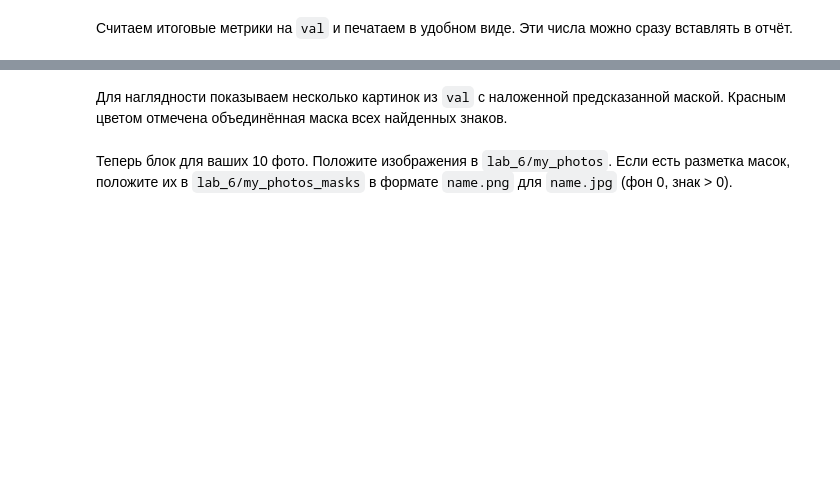
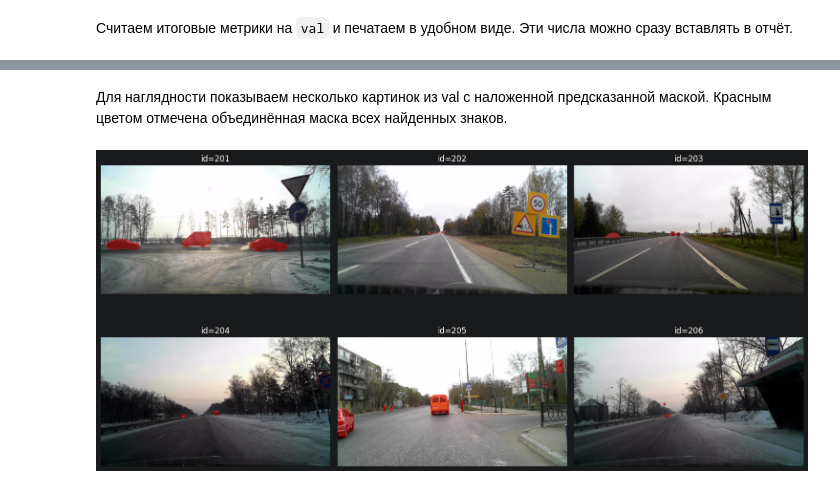
Before and after one commit to MrForsureski/ML_Labs, a Jupyter notebook: lab_6/lab_6.ipynb, the cells around one changed output, grey strips where cells are left out. Drawn from its saved outputs; the diff is of its cells as text; code cells hidden in the pictures; blank space fills up the shorter version.

```diff
--- a/lab_6/lab_6.ipynb
+++ b/lab_6/lab_6.ipynb
@@ -245,8 +257,6 @@ def binary_iou(pred_mask, true_mask, eps=1e-9):
     if union == 0:
         return 1.0
     return (inter + eps) / (union + eps)
-
-
 def precision_recall(pred_mask, true_mask, eps=1e-9):
     tp = np.logical_and(pred_mask, true_mask).sum()
     fp = np.logical_and(pred_mask, np.logical_not(true_mask)).sum()
@@ -256,18 +266,28 @@ def precision_recall(pred_mask, true_mask, eps=1e-9):
     return precision, recall
 
 
+
 def l2_distance(pred_mask, true_mask):
     a = pred_mask.astype(np.float32)
     b = true_mask.astype(np.float32)
     return float(np.sqrt(np.mean((a - b) ** 2)))
-
-
 def aggregate_masks(mask_arr):
     if mask_arr.ndim == 3:
         return (mask_arr > 0).any(axis=0)
     if mask_arr.ndim == 2:
         return mask_arr > 0
     return np.zeros((1, 1), dtype=bool)
+def keep_sign_like_predictions(boxes_xyxy, labels, scores, img_h, img_w, score_thr=0.5, area_ratio_max=0.2, aspect_ratio_max=4.5):
+    keep = scores >= score_thr
+    if keep.size == 0:
+        return keep
+    b = boxes_xyxy
+    bw = np.maximum(1.0, b[:, 2] - b[:, 0])
+    bh = np.maximum(1.0, b[:, 3] - b[:, 1])
+    area_ratio = (bw * bh) / float(img_h * img_w)
+    aspect = np.maximum(bw, bh) / np.maximum(1.0, np.minimum(bw, bh))
+    geo_ok = (area_ratio <= area_ratio_max) & (aspect <= aspect_ratio_max)
+    return keep & geo_ok
 
 
 @torch.no_grad()
@@ -276,29 +296,30 @@ def evaluate_segmentation(model, loader, device, score_thr=0.5, mask_thr=0.5):
     ious, precisions, recalls, l2s = [], [], [], []
     hits_05, hits_075, hits_09, total = 0, 0, 0, 0
 
+
+
     for images, targets in loader:
         image = images[0].to(device)
         target = targets[0]
         out = model([image])[0]
-        keep = out["scores"].detach().cpu().numpy() >= score_thr
-
-        if out["masks"].shape[0] > 0:
+        scores_np = out["scores"].detach().cpu().numpy()
+        boxes_np = out["boxes"].detach().cpu().numpy()
+        labels_np = out["labels"].detach().cpu().numpy()
+        h, w = image.shape[1], image.shape[2]
+        keep = keep_sign_like_predictions(boxes_np, labels_np, scores_np, h, w, score_thr=score_thr)
+        if out["masks"].shape[0] > 0 and keep.any():
             pred_masks = out["masks"][keep].detach().cpu().numpy()[:, 0, :, :] >= mask_thr
             pred_union = aggregate_masks(pred_masks)
         else:
-            h, w = image.shape[1], image.shape[2]
             pred_union = np.zeros((h, w), dtype=bool)
-
         if target["masks"].shape[0] > 0:
             gt_masks = target["masks"].detach().cpu().numpy() > 0
             gt_union = aggregate_masks(gt_masks)
         else:
             gt_union = np.zeros_like(pred_union, dtype=bool)
-
         iou = binary_iou(pred_union, gt_union)
         p, r = precision_recall(pred_union, gt_union)
         l2 = l2_distance(pred_union, gt_union)
-
         ious.append(iou)
         precisions.append(p)
         recalls.append(r)
@@ -329,5 +360,5 @@ for k, v in val_metrics.items():
 # %% [markdown]
-Для наглядности показываем несколько картинок из `val` с наложенной предсказанной маской.
+Для наглядности показываем несколько картинок из val с наложенной предсказанной маской.
 Красным цветом отмечена объединённая маска всех найденных знаков.
 # %%
 @torch.no_grad()
@@ -335,36 +366,41 @@ def show_predictions(model, folder: Path, n=6, score_thr=0.5):
     model.eval()
     ids = list_image_ids(folder)[:n]
     if not ids:
-        print("Нет изображений для показа")
         return
+
+
 
     cols = 3
     rows = int(np.ceil(len(ids) / cols))
     plt.figure(figsize=(5 * cols, 4 * rows))
 
     for i, image_id in enumerate(ids, 1):
         img = Image.open(folder / f"{image_id}.jpg").convert("RGB")
         x = F.to_tensor(img).to(device)
         out = model([x])[0]
-        keep = out["scores"].detach().cpu().numpy() >= score_thr
-
+        scores_np = out["scores"].detach().cpu().numpy()
+        boxes_np = out["boxes"].detach().cpu().numpy()
+        labels_np = out["labels"].detach().cpu().numpy()
+        h, w = x.shape[1], x.shape[2]
+        keep = keep_sign_like_predictions(boxes_np, labels_np, scores_np, h, w, score_thr=score_thr)
         img_np = np.array(img)
         overlay = img_np.copy()
         if out["masks"].shape[0] > 0 and keep.any():
             pred_masks = out["masks"][keep].detach().cpu().numpy()[:, 0, :, :] >= 0.5
             union = pred_masks.any(axis=0)
             overlay[union] = (0.6 * overlay[union] + 0.4 * np.array([255, 0, 0])).astype(np.uint8)
+
+
 
         plt.subplot(rows, cols, i)
         plt.imshow(overlay)
         plt.title(f"id={image_id}")
         plt.axis("off")
 
     plt.tight_layout()
     plt.show()
 
 
 show_predictions(model, VAL_DIR, n=6, score_thr=0.5)
+# %% [output]
+[figure, added]
-# %% [markdown]
-Теперь блок для ваших 10 фото.
-Положите изображения в `lab_6/my_photos`. Если есть разметка масок, положите их в `lab_6/my_photos_masks` в формате `name.png` для `name.jpg` (фон 0, знак > 0).
```
Also changed, not shown: parts of 20 cells of this notebook.
